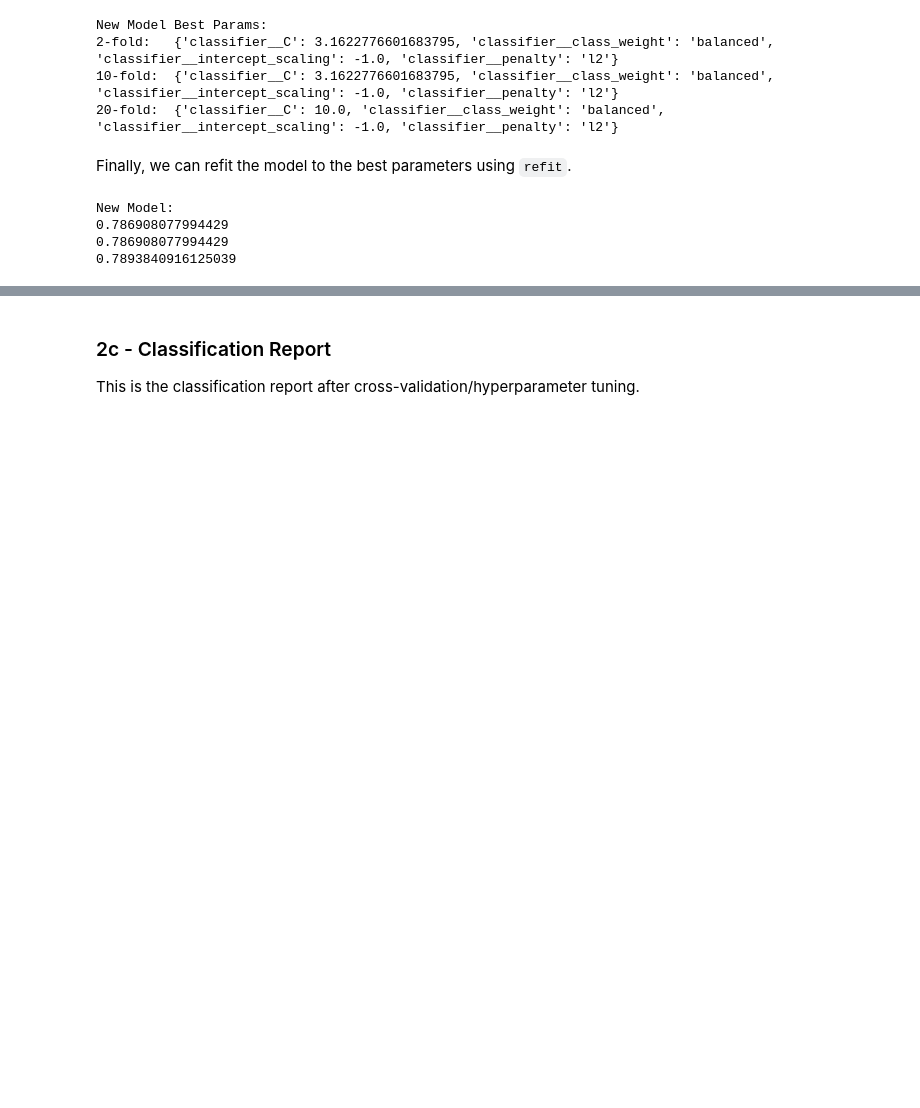
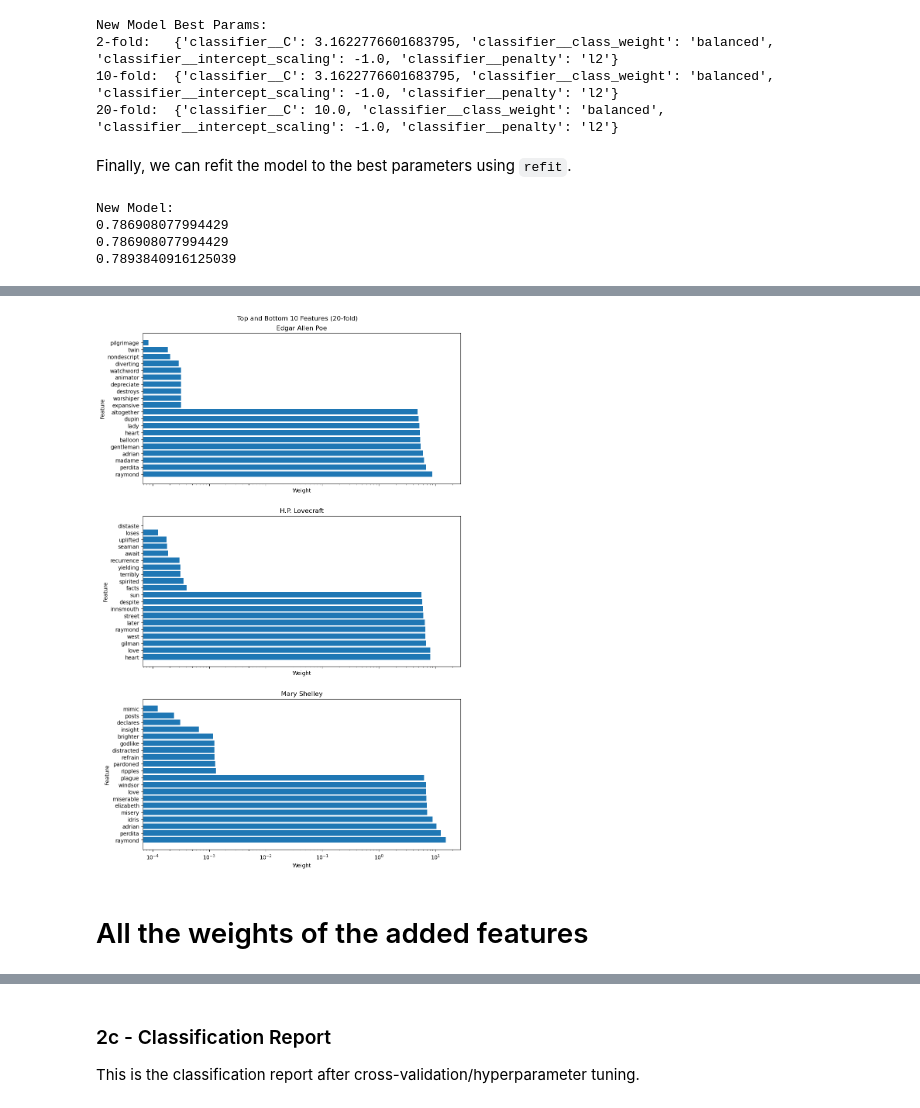
Before and after one commit to mk-imagine/SFSU-CSC620-NLT, a Jupyter notebook: hw10.ipynb, the cells around one changed output, grey strips where cells are left out. Saved outputs shown, nothing was run; the diff lists cells and outputs as text; code cells hidden in the pictures; blank space fills up the shorter version.

```diff
--- a/hw10.ipynb
+++ b/hw10.ipynb
@@ -524,0 +711,44 @@ for i in range(1,9):
+# %%
+fold20df_eap = pd.concat(
+    [
+        fold20df.sort_values(by="EAP")[:10],
+        fold20df.sort_values(by="EAP", ascending=False)[:10],
+    ])
+fold20df_eap = fold20df_eap.sort_values(by="EAP", ascending=False)
+fold20df_eap = fold20df_eap.reset_index()
+fold20df_hpl = pd.concat(
+    [
+        fold20df.sort_values(by="HPL")[:10],
+        fold20df.sort_values(by="HPL", ascending=False)[:10],
+    ])
+fold20df_hpl = fold20df_hpl.sort_values(by="HPL", ascending=False)
+fold20df_hpl = fold20df_hpl.reset_index()
+fold20df_mws = pd.concat(
+    [
+        fold20df.sort_values(by="MWS")[:10],
+        fold20df.sort_values(by="MWS", ascending=False)[:10],
+    ])
+fold20df_mws = fold20df_mws.sort_values(by="MWS", ascending=False)
+fold20df_mws = fold20df_mws.reset_index()
+# %%
+import matplotlib.pyplot as plt
+fig, ax = plt.subplots(3, figsize=(10,15), sharex=True)
+fig.tight_layout(pad=5.0)
+fig.suptitle("Top and Bottom 10 Features (20-fold)")
+ax[0].barh(list(fold20df_eap["feature"]), list(fold20df_eap["EAP"]))
+ax[0].set_title('Edgar Allen Poe')
+ax[0].set_xlabel('Weight')
+ax[0].set_ylabel('Feature')
+ax[0].set_xscale('log')
+ax[1].barh(list(fold20df_hpl["feature"]), list(fold20df_hpl["HPL"]))
+ax[1].set_title('H.P. Lovecraft')
+ax[1].set_xlabel('Weight')
+ax[1].set_ylabel('Feature')
+ax[1].set_xscale('log')
+ax[2].barh(list(fold20df_mws["feature"]), list(fold20df_mws["MWS"]))
+ax[2].set_title('Mary Shelley')
+ax[2].set_xlabel('Weight')
+ax[2].set_ylabel('Feature')
+ax[2].set_xscale('log')
+# %% [output]
+[figure, added]
@@ -524,0 +759,2 @@ for i in range(1,9):
+# %% [markdown]
+# All the weights of the added features
```
Also changed, not shown: parts of 39 cells of this notebook.
